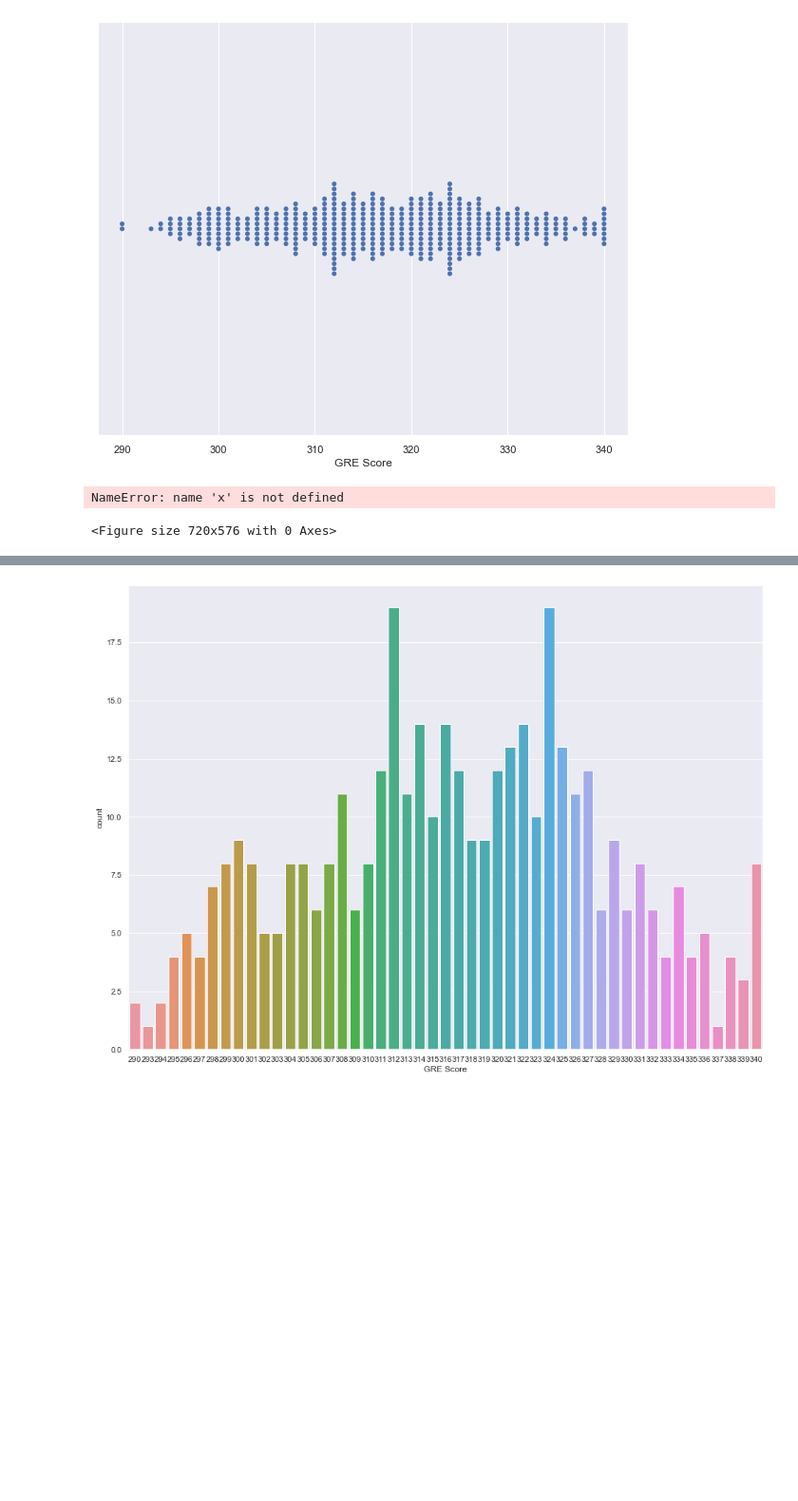
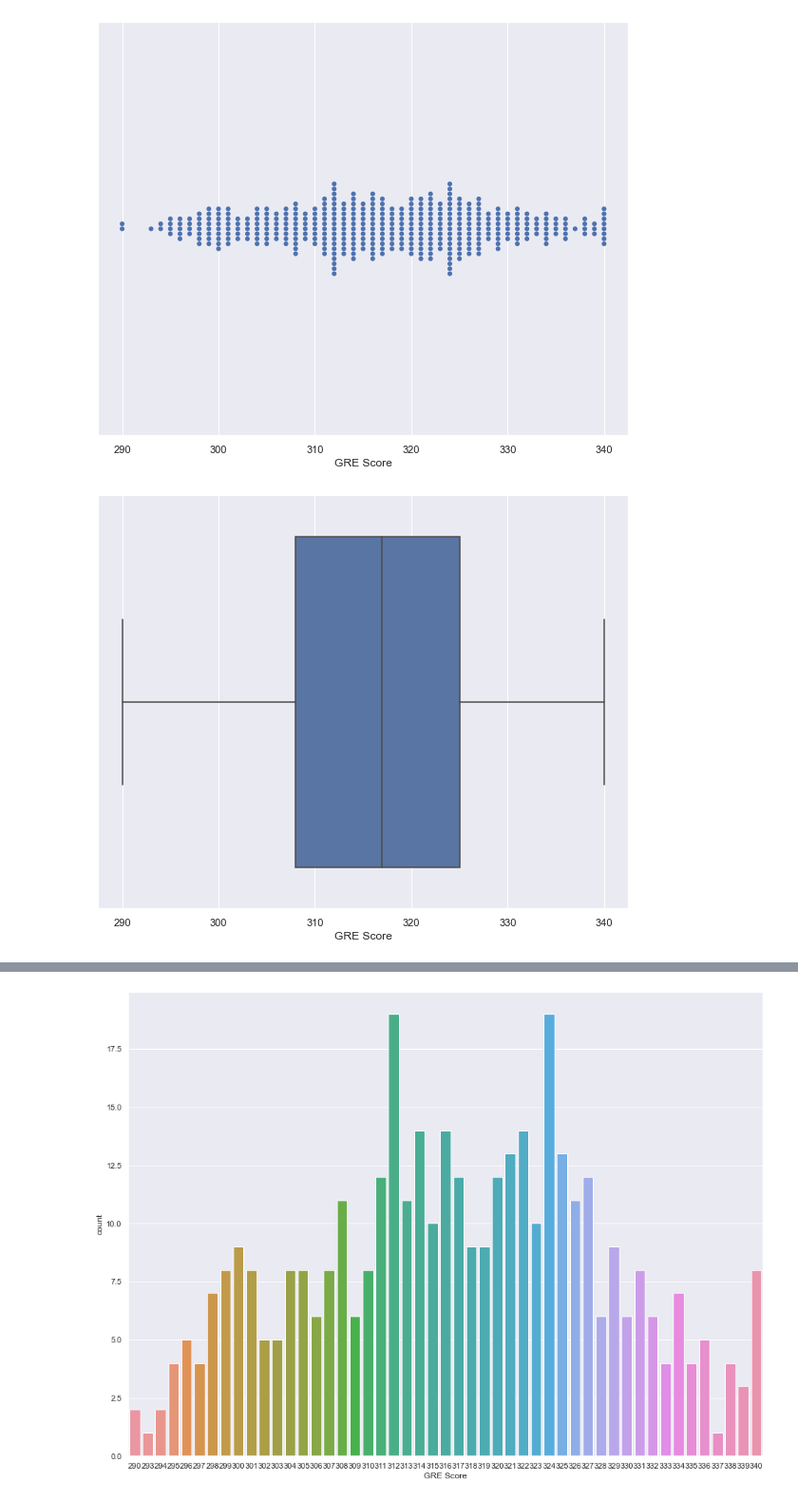
Before and after one commit to peta-byte/jupyter-data-analysis, a Jupyter notebook: jupyter-basic-data-analysis.ipynb, the cells around one changed output, grey strips where cells are left out. Shown at 95% size. Saved outputs shown, nothing was run; the diff lists cells and outputs as text; code cells hidden in the pictures; blank space fills up the shorter version.

```diff
--- a/jupyter-basic-data-analysis.ipynb
+++ b/jupyter-basic-data-analysis.ipynb
@@ -397,11 +397,10 @@ plt.show()
 # %%
 # univariate
 plt.figure(figsize=(10,8))
-sns.boxplot(x=='GRE Score', data=admissions_df)
+sns.boxplot(x='GRE Score', data=admissions_df)
 plt.show()
 # %% [output]
-NameError: name 'x' is not defined
-<Figure size 720x576 with 0 Axes>
+[figure, added]
 # %%
 # multivariate
 plt.figure(figsize=(10,8))
```
Also changed, not shown: parts of 23 cells of this notebook.
